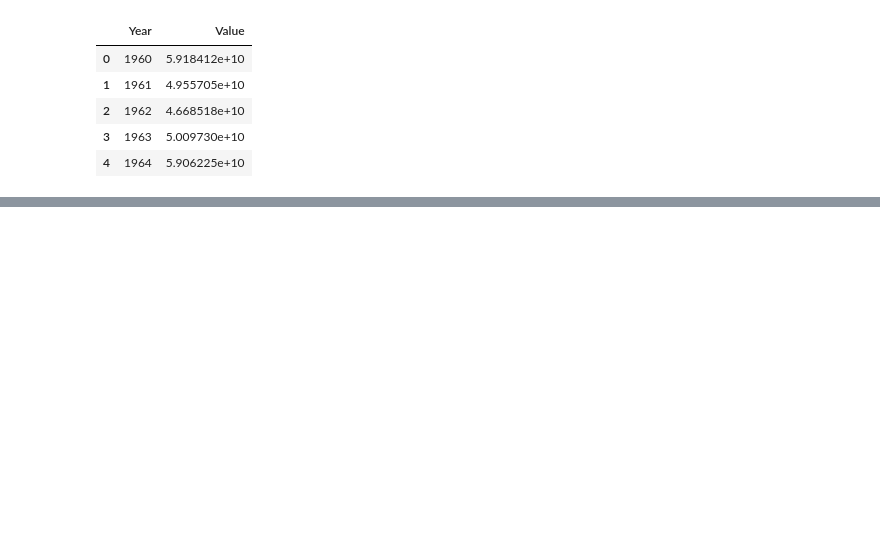
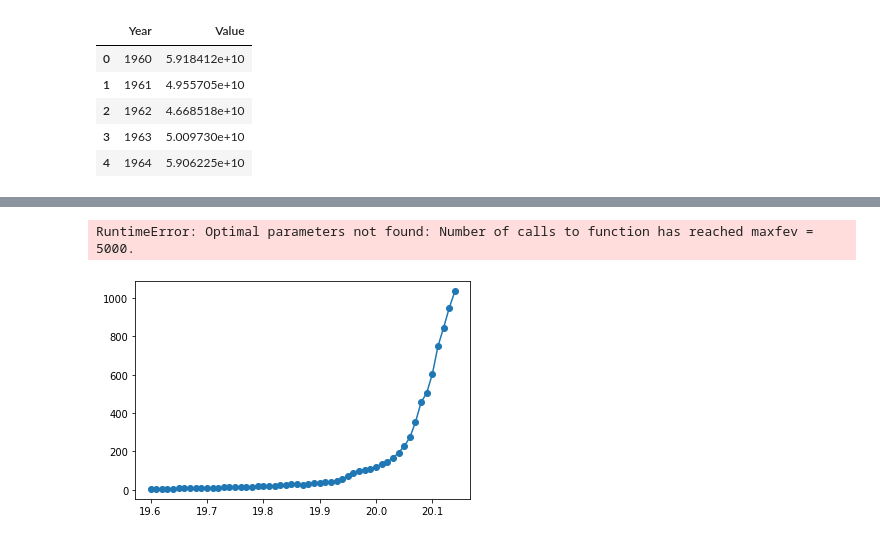
Before and after one commit to aymather/experimental-stats-functions, a Jupyter notebook: Non Linear Regression Sample.ipynb, the cells around one changed output, grey strips where cells are left out. Cells and saved outputs as stored; diff of their text form; code cells hidden in the pictures; blank space fills up the shorter version.

```diff
--- a/Non Linear Regression Sample.ipynb
+++ b/Non Linear Regression Sample.ipynb
@@ -23,0 +77,12 @@ plt.show()
+# %%
+plt.scatter(x, y)
+plt.plot(x, y)
+
+coef, cov = curve_fit(y_pred, x, y, maxfev=5000)
+
+print(coef)
+xFit = np.arange(0, 5, 0.01)
+plt.plot(xFit, [y_pred(i, *coef) for i in xFit])
+# %% [output]
+RuntimeError: Optimal parameters not found: Number of calls to function has reached maxfev = 5000.
+[figure, added]
```
Also changed, not shown: parts of 6 cells of this notebook, 5 other files.
